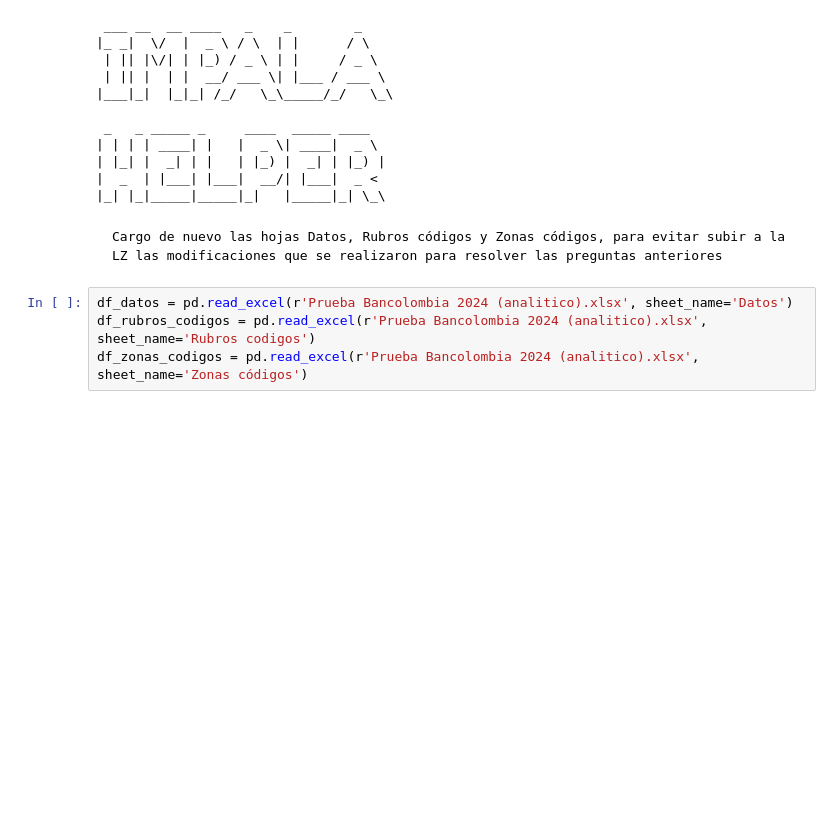
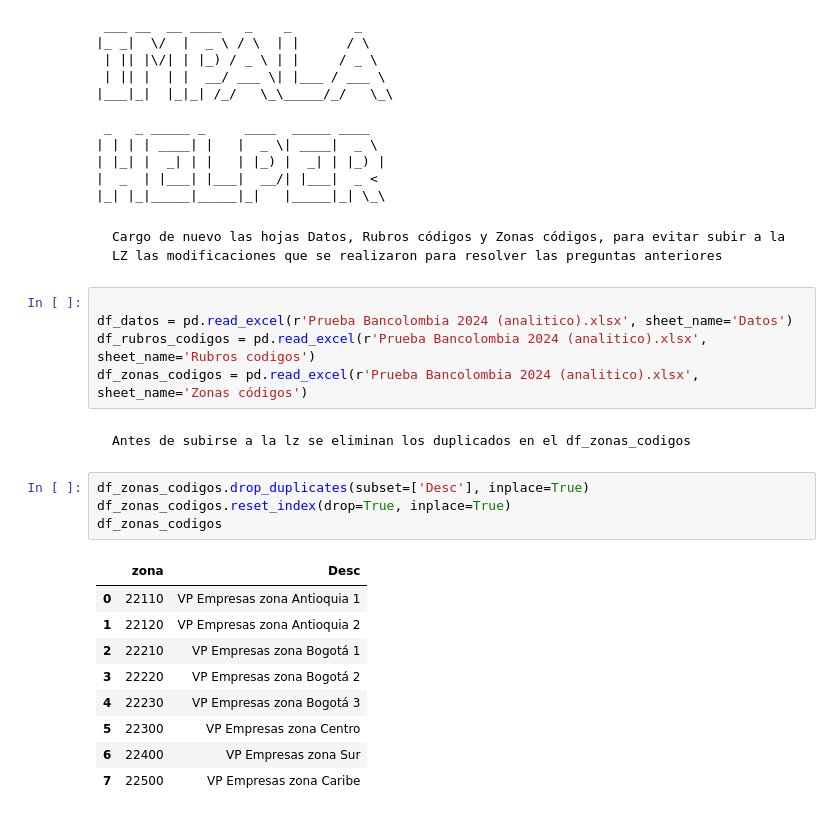
Before and after one commit to EdissonPO/prueba_tecnica_analitico, a Jupyter notebook: notebook.ipynb, the cells around one changed output. Saved outputs shown, nothing was run; the diff lists cells and outputs as text; blank space fills up the shorter version.

```diff
--- a/notebook.ipynb
+++ b/notebook.ipynb
@@ -415,9 +415,26 @@ ih = Helper(dsn="IMPALA_PROD")
 # %% [markdown]
     Cargo de nuevo las hojas Datos, Rubros códigos y Zonas códigos, para evitar subir a la LZ las modificaciones que se realizaron para resolver las preguntas anteriores
 # %%
+
 df_datos = pd.read_excel(r'Prueba Bancolombia 2024 (analitico).xlsx', sheet_name='Datos')
 df_rubros_codigos = pd.read_excel(r'Prueba Bancolombia 2024 (analitico).xlsx', sheet_name='Rubros codigos')
 df_zonas_codigos = pd.read_excel(r'Prueba Bancolombia 2024 (analitico).xlsx', sheet_name='Zonas códigos')
+# %% [markdown]
+    Antes de subirse a la lz se eliminan los duplicados en el df_zonas_codigos
+# %%
+df_zonas_codigos.drop_duplicates(subset=['Desc'], inplace=True)
+df_zonas_codigos.reset_index(drop=True, inplace=True)
+df_zonas_codigos
+# %% [output]
+|  | zona | Desc |
+| 0 | 22110 | VP Empresas zona Antioquia 1 |
+| 1 | 22120 | VP Empresas zona Antioquia 2 |
+| 2 | 22210 | VP Empresas zona Bogotá 1 |
+| 3 | 22220 | VP Empresas zona Bogotá 2 |
+| 4 | 22230 | VP Empresas zona Bogotá 3 |
+| 5 | 22300 | VP Empresas zona Centro |
+| 6 | 22400 | VP Empresas zona Sur |
+| 7 | 22500 | VP Empresas zona Caribe |
 # %%
 # Subir tabla de pandas (DataFrame to LZ)
 ih.ejecutar_consulta("DROP TABLE IF EXISTS proceso_vsa.datos_PT PURGE")
```
Also changed, not shown: parts of 21 cells of this notebook, 6 other files.
